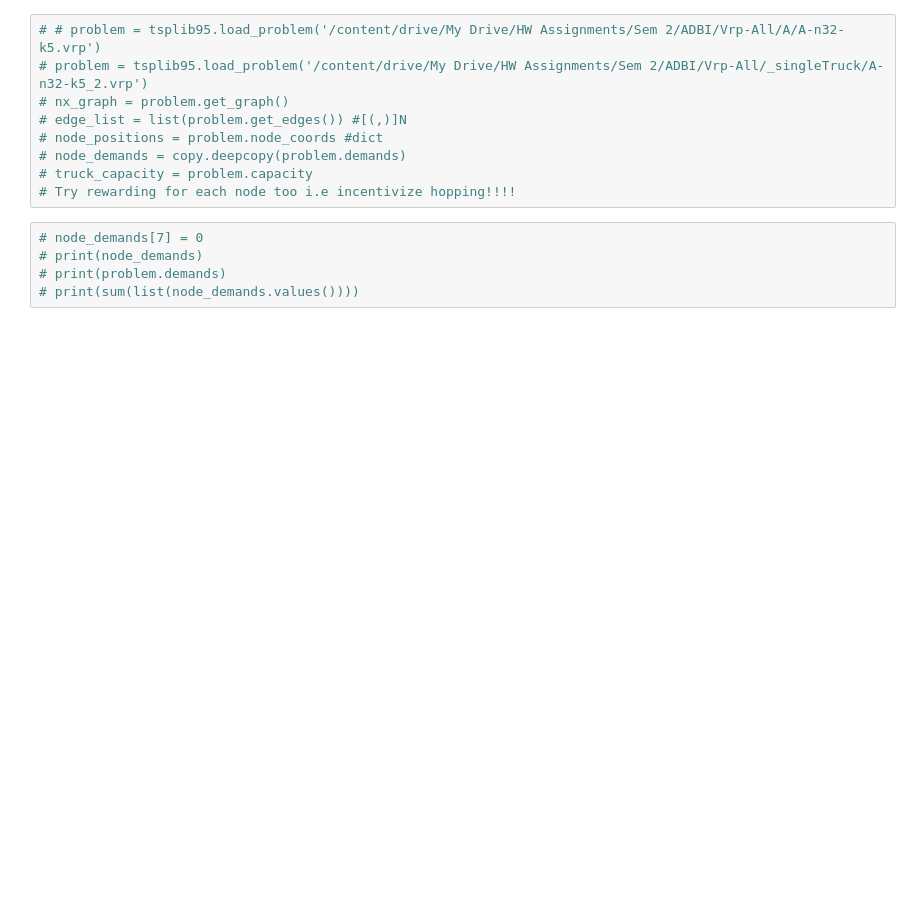
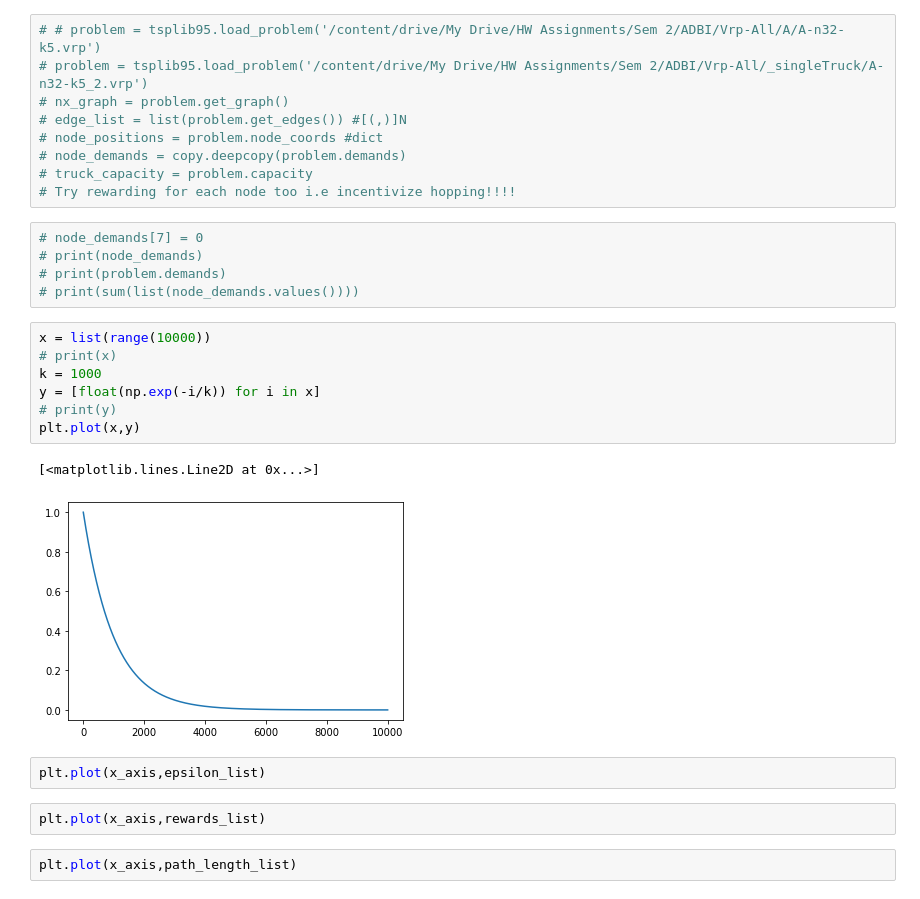
Before and after one commit to santoshpavan/DeepLearningforVRP, a Jupyter notebook: vrp_dqn_update.ipynb, the cells around one changed output. Cells and saved outputs as stored; diff of their text form; blank space fills up the shorter version.

```diff
--- a/vrp_dqn_update.ipynb
+++ b/vrp_dqn_update.ipynb
@@ -517,3 +505,19 @@ Path is: [31, 9, 16, 5, 5, 30, 5, 2, 5, 5, 8, 5, 18, 5, 12, 27, 25, 21, 5, 8, 8,
 # print(node_demands)
 # print(problem.demands)
 # print(sum(list(node_demands.values())))
+# %%
+x = list(range(10000))
+# print(x)
+k = 1000
+y = [float(np.exp(-i/k)) for i in x]
+# print(y)
+plt.plot(x,y)
+# %% [output]
+[<matplotlib.lines.Line2D at 0x...>]
+[figure, added]
+# %%
+plt.plot(x_axis,epsilon_list)
+# %%
+plt.plot(x_axis,rewards_list)
+# %%
+plt.plot(x_axis,path_length_list)
```
Also changed, not shown: parts of 5 cells of this notebook.
